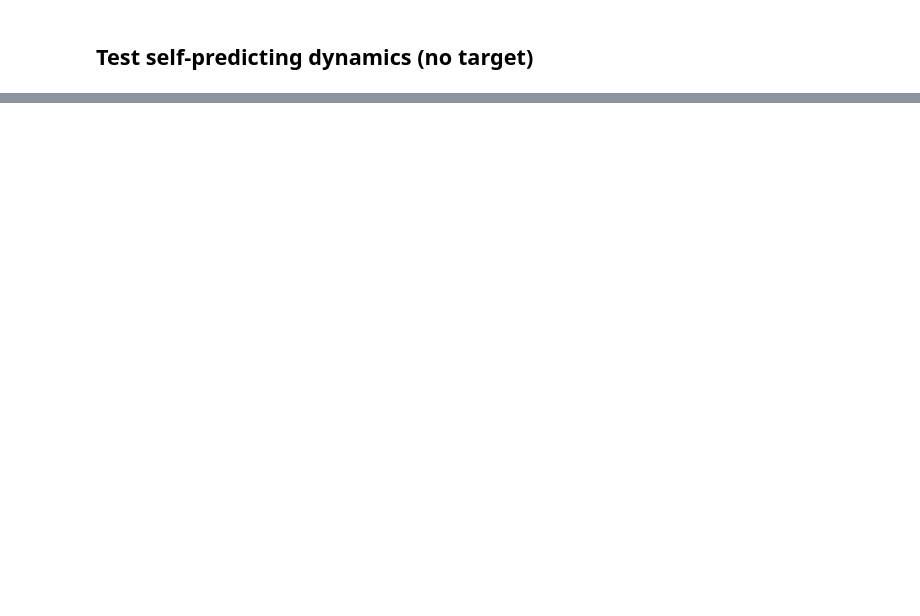
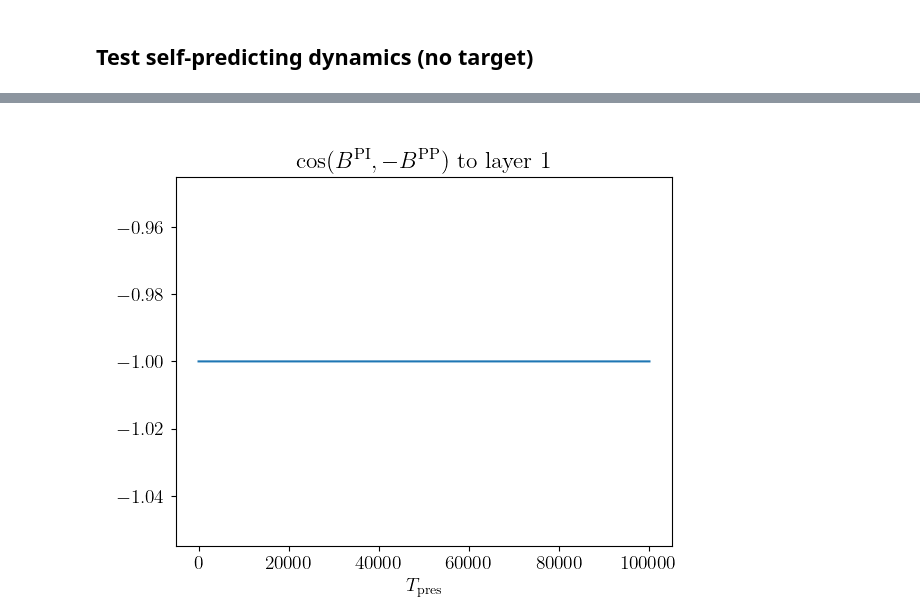
Before and after one commit to kma-code/Phaseless-Alignment-Learning, a Jupyter notebook: RtDeep/RtDeep simple demo.ipynb, the cells around one changed output, grey strips where cells are left out. Saved outputs shown, nothing was run; the diff lists cells and outputs as text; code cells hidden in the pictures; blank space fills up the shorter version.

```diff
--- a/RtDeep/RtDeep simple demo.ipynb
+++ b/RtDeep/RtDeep simple demo.ipynb
@@ -110,0 +175,23 @@ mc1.uP
+# %%
+cos_BPI_BPP = []
+for i in range(len(BPI_time_series[0])):
+    cos_BPI_BPP.append(np.array([
+        cos_sim(BPI_time_series[j][i], -BPP_time_series[j][i]) for j in range(len(BPI_time_series))
+                           ]))
+
+cos_WIP_WPP = []
+for i in range(len(WIP_time_series[0])):
+    cos_WIP_WPP.append(np.array([
+        cos_sim(WIP_time_series[j][i], WPP_time_series[j][i+1]) for j in range(len(WIP_time_series))
+                           ]))
+# %%
+for i in range(len(layers[1:-1])):
+    fig, ax = plt.subplots()
+    ax.plot(cos_BPI_BPP[i])
+    plt.yscale('linear')
+    label = '$T_{ \mathrm{pres}} $'
+    plt.xlabel(label)
+    plt.title('$\cos(B^\mathrm{PI}, -B^\mathrm{PP})$ to layer ' + str(i+1))
+    plt.show()
+# %% [output]
+[figure, added]
```
Also changed, not shown: parts of 21 cells of this notebook, 1 other file.
